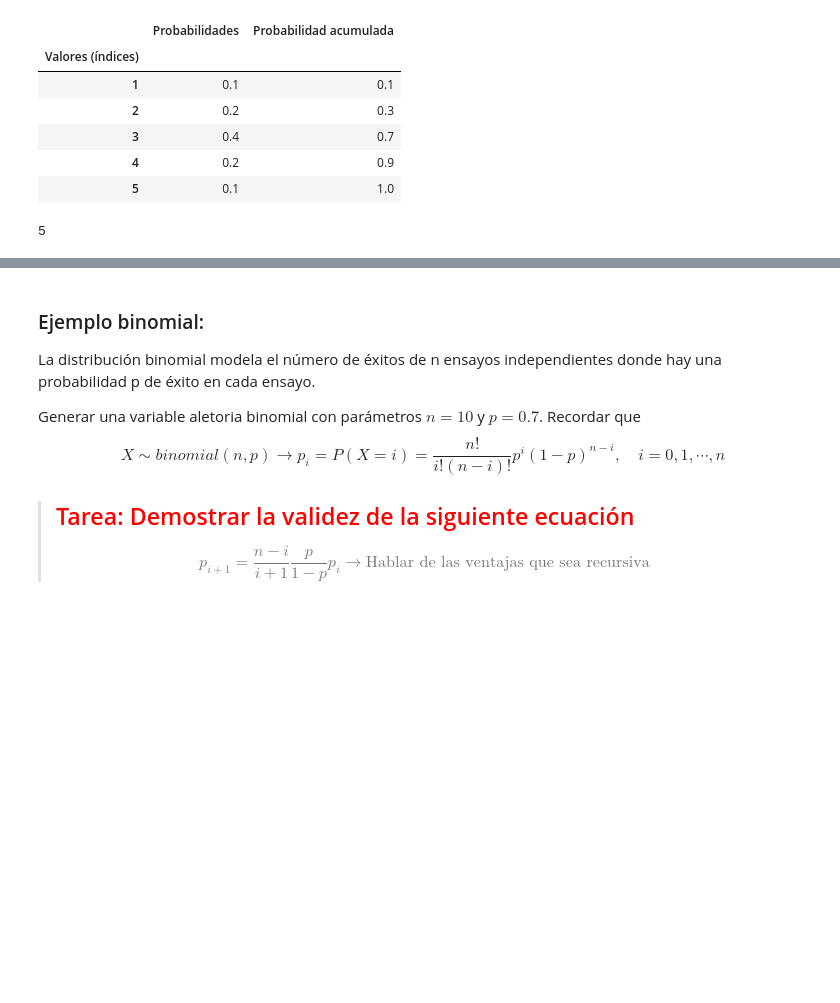
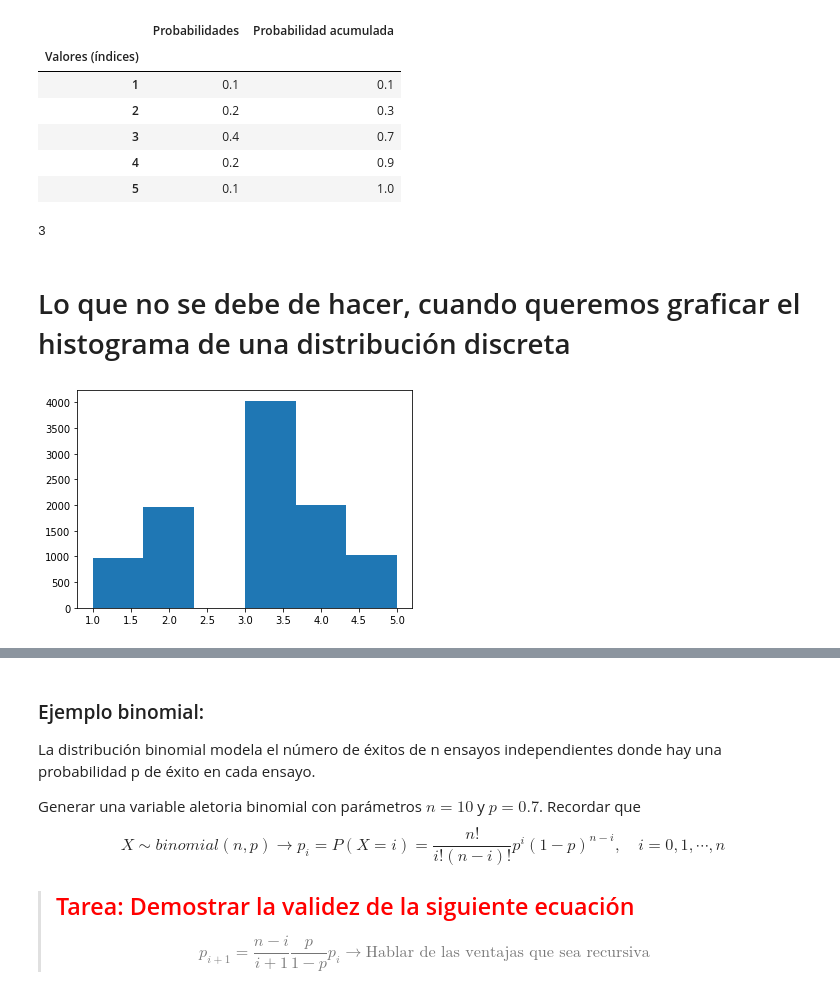
Before and after one commit to patybume10/SPF-2020-I-G1, a Jupyter notebook: TEMA-2/Clase9_GenDistribucionProbabilidad.ipynb, the cells around one changed output, grey strips where cells are left out. Cells and saved outputs as stored; diff of their text form; code cells hidden in the pictures; blank space fills up the shorter version.

```diff
--- a/TEMA-2/Clase9_GenDistribucionProbabilidad.ipynb
+++ b/TEMA-2/Clase9_GenDistribucionProbabilidad.ipynb
@@ -267,16 +272,26 @@ df
 | 4 | 0.2 | 0.9 |
 | 5 | 0.1 | 1.0 |
 # %%
-u = .92
+u = .52
 print(sum(1 for i in p_acum if i<u)+1)
 # %% [output]
-5
+3
 # %%
 def Gen_distr_discreta(U:'vector de números aleatorios',
                        p_acum: 'P.Acumulada de la distribución a generar'):
     '''Tener en cuenta que este arreglo cuenta números empezando del 0'''
     v = np.array(list(map(lambda j:sum(1 for i in p_acum if i<U[j]),range(N))))
     return v
+# %% [markdown]
+# Lo que no se debe de hacer, cuando queremos graficar el histograma de una distribución discreta
+# %%
+N = 10**4
+u =np.random.rand(N)
+v = Gen_distr_discreta(u,p_acum)+1
+plt.hist(v,bins = 6)
+plt.show()
+# %% [output]
+[figure, added]
 # %%
 N = 10**4
 u =np.random.rand(N)
```
Also changed, not shown: parts of 16 cells of this notebook, 1 other file.
